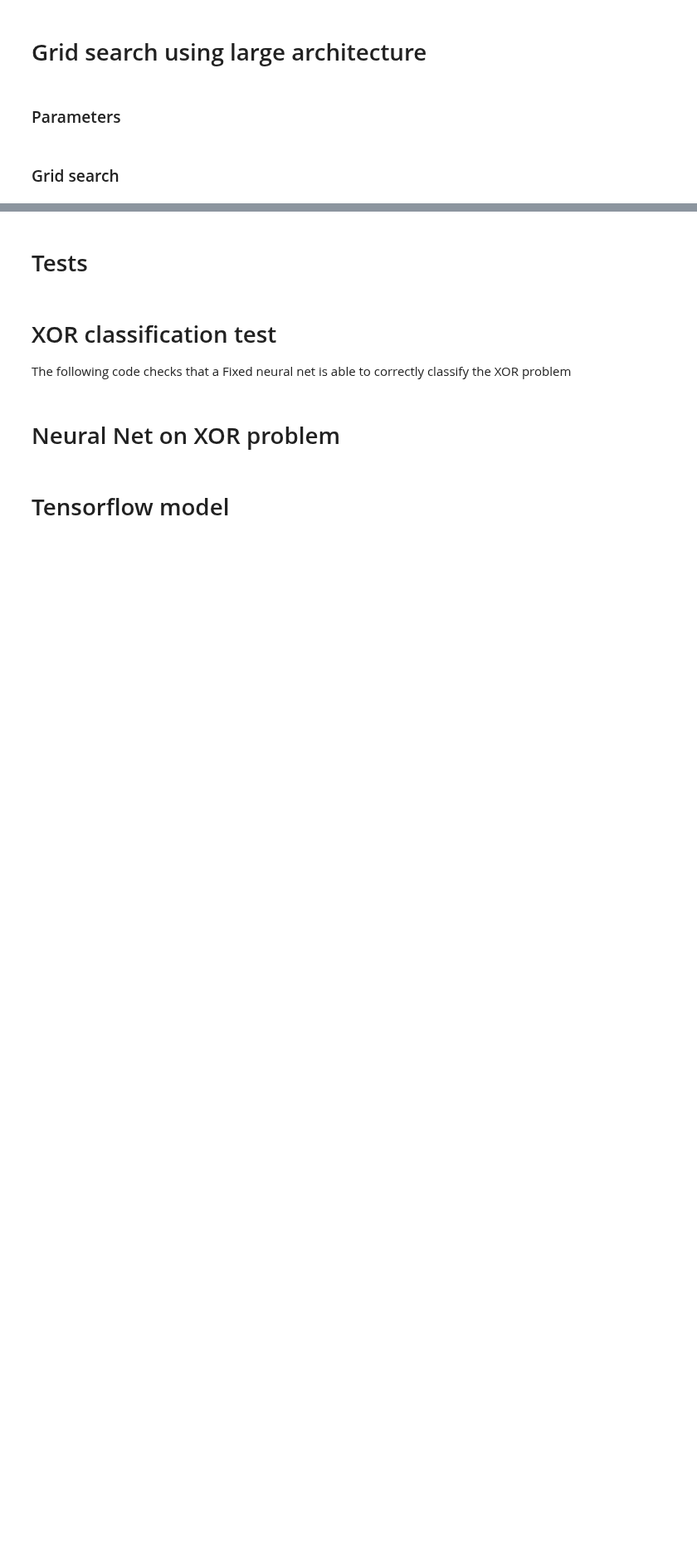
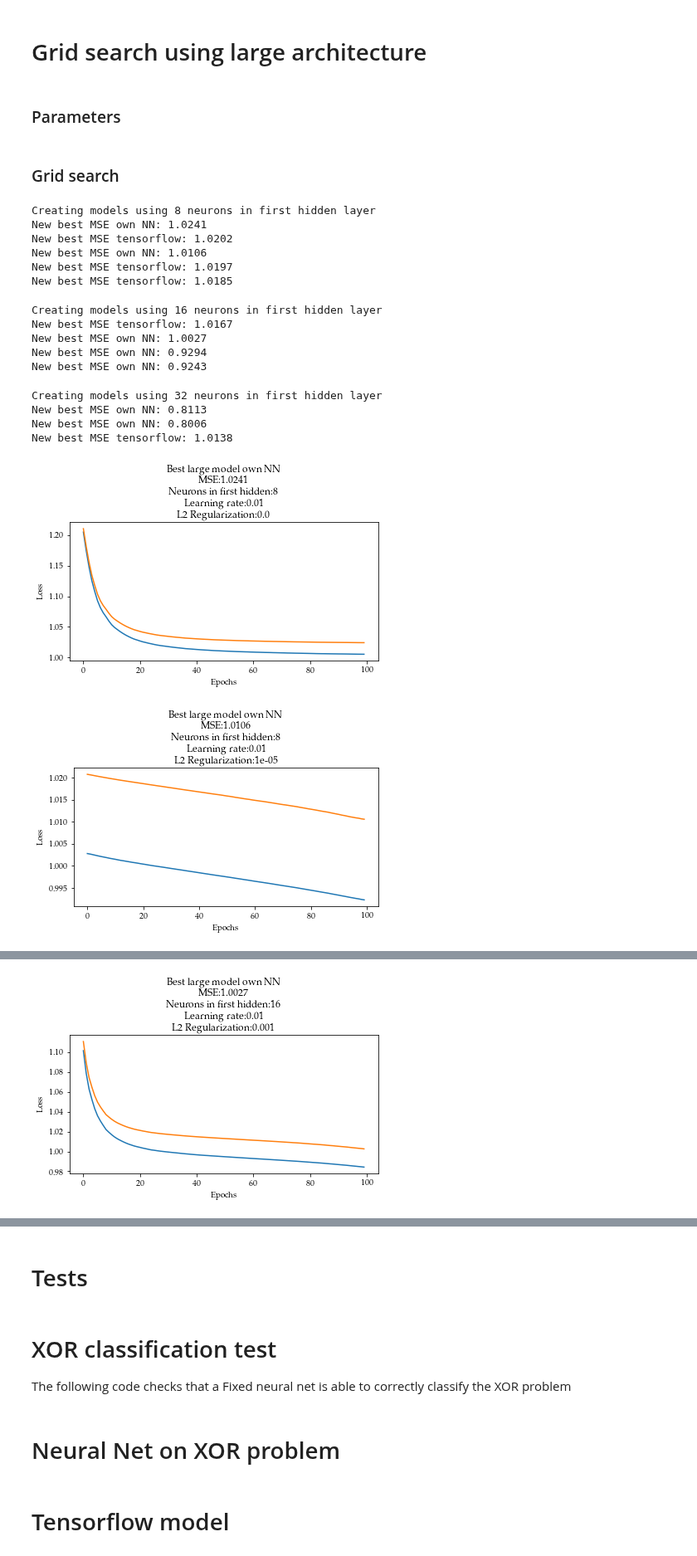
Before and after one commit to AndreasBordvik/FYS-STK4155-Prj2_report, a Jupyter notebook: code/Part_B.ipynb, the cells around one changed output, grey strips where cells are left out. Shown at 83% size. Saved outputs shown, nothing was run; the diff lists cells and outputs as text; code cells hidden in the pictures; blank space fills up the shorter version.

```diff
--- a/code/Part_B.ipynb
+++ b/code/Part_B.ipynb
@@ -251,7 +289,7 @@ act_func = "sigmoid"
 # %% [markdown]
 ### Grid search
 # %%
-hidden_sizes = np.array([8, 16, 32])
+hidden_sizes = np.array([8, 16, 32, 48])
 eta_list = np.logspace(-2, -5, 10)
 lmb_list = np.concatenate([np.zeros(1),np.logspace(-5, -1, 9)], axis=0)
 heatmap_mtrx_MSE = np.zeros(shape=(hidden_sizes.shape[0], eta_list.shape[0], lmb_list.shape[0]))
@@ -299,30 +337,48 @@ for n, hidden_size in tqdm(enumerate(hidden_sizes)):
                 plt.xlabel("Epochs")
                 plt.ylabel("Loss")
                 plt.tight_layout()
                 plt.savefig(f"{REPORT_FIGURES}{EX_B}own_NN_best_training_large.pdf")
 
             R2_val = np.around(R2(t_test, t_hat_test_own), decimals=4)
             heatmap_mtrx_R2[n,y,x] = R2_val
 
             # Tensorflow
             tf_model.fit(X_train.copy(), t_train.copy(), batch_size=batch_size, epochs=epochs, verbose=0)
             t_hat_test_tf = tf_model.predict(X_test.copy())
 
             MSE_val_tf = np.around(MSE(t_test, t_hat_test_tf), decimals=4)
             heatmap_mtrx_MSE_tf[n, y,x] = MSE_val_tf
 
             if parameters_best_MSE_tf["best_MSE"] > MSE_val_tf:
                 print(f"New best MSE tensorflow: {MSE_val_tf}")
                 parameters_best_MSE_tf["best_MSE"] = MSE_val_tf
                 parameters_best_MSE_tf["neurons_first_hidden"] = hidden_size
                 parameters_best_MSE_tf["learning_rate"] = eta
                 parameters_best_MSE_tf["lambda"] = lmb
                 best_models["tf_NN"] = tf_model
 
             R2_val_tf = np.around(R2(t_test, t_hat_test_tf), decimals=4)
             heatmap_mtrx_R2_tf[n, y,x] = R2_val_tf
 
 
 
     plot_save_NN_results(hidden_size=hidden_size, model_size="large", eta_list=eta_list, lmb_list=lmb_list,
                          heatmap_mtrx=heatmap_mtrx_MSE[n, :,:], heatmap_mtrx_tf=heatmap_mtrx_MSE_tf[n, :,:])
+# %% [output]
+Creating models using 8 neurons in first hidden layer
+New best MSE own NN: 1.0241
+New best MSE tensorflow: 1.0202
+New best MSE own NN: 1.0106
+New best MSE tensorflow: 1.0197
+New best MSE tensorflow: 1.0185
+Creating models using 16 neurons in first hidden layer
+New best MSE tensorflow: 1.0167
+New best MSE own NN: 1.0027
+New best MSE own NN: 0.9294
+New best MSE own NN: 0.9243
+Creating models using 32 neurons in first hidden layer
+New best MSE own NN: 0.8113
+New best MSE own NN: 0.8006
+New best MSE tensorflow: 1.0138
+[figure, added]
+[figure, added]
@@ -328,0 +387 @@ for n, hidden_size in tqdm(enumerate(hidden_sizes)):
+[figure, added]
```
Also changed, not shown: parts of 7 cells of this notebook, 15 other files.
